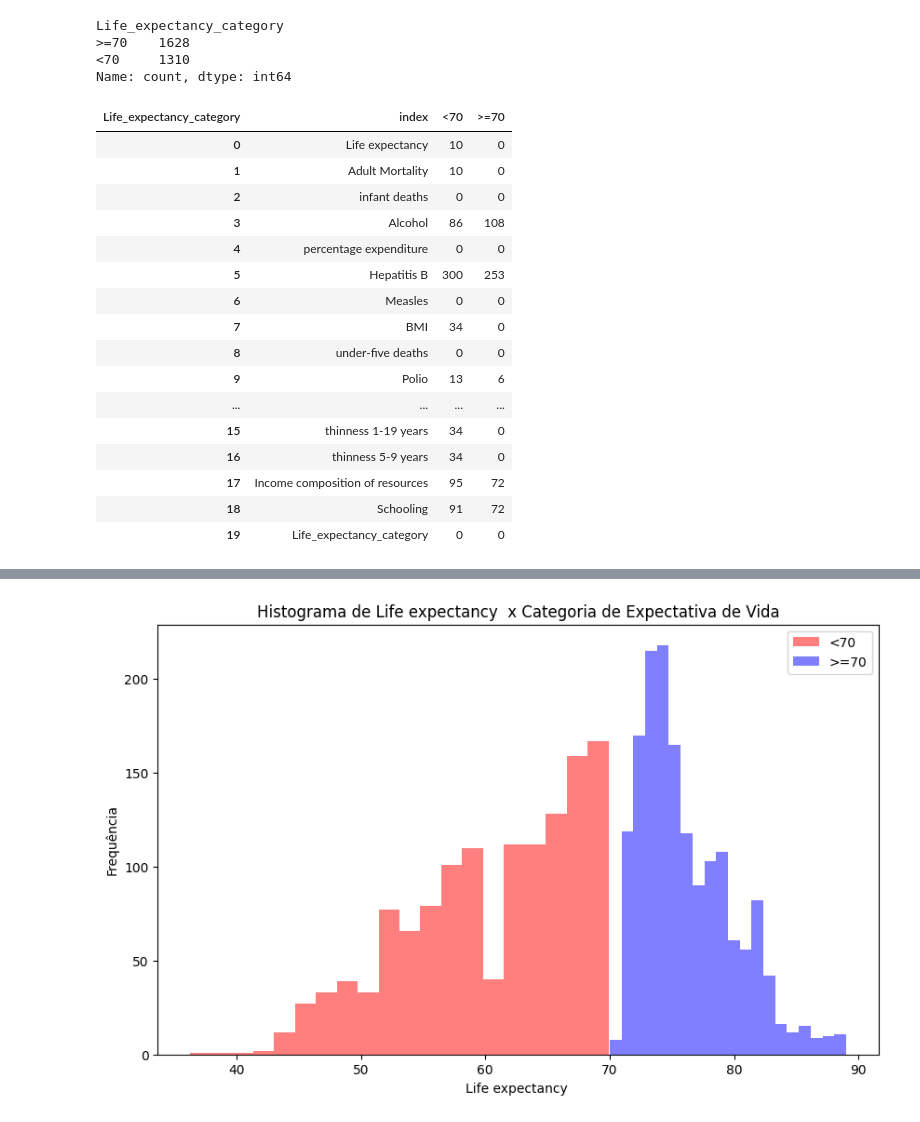
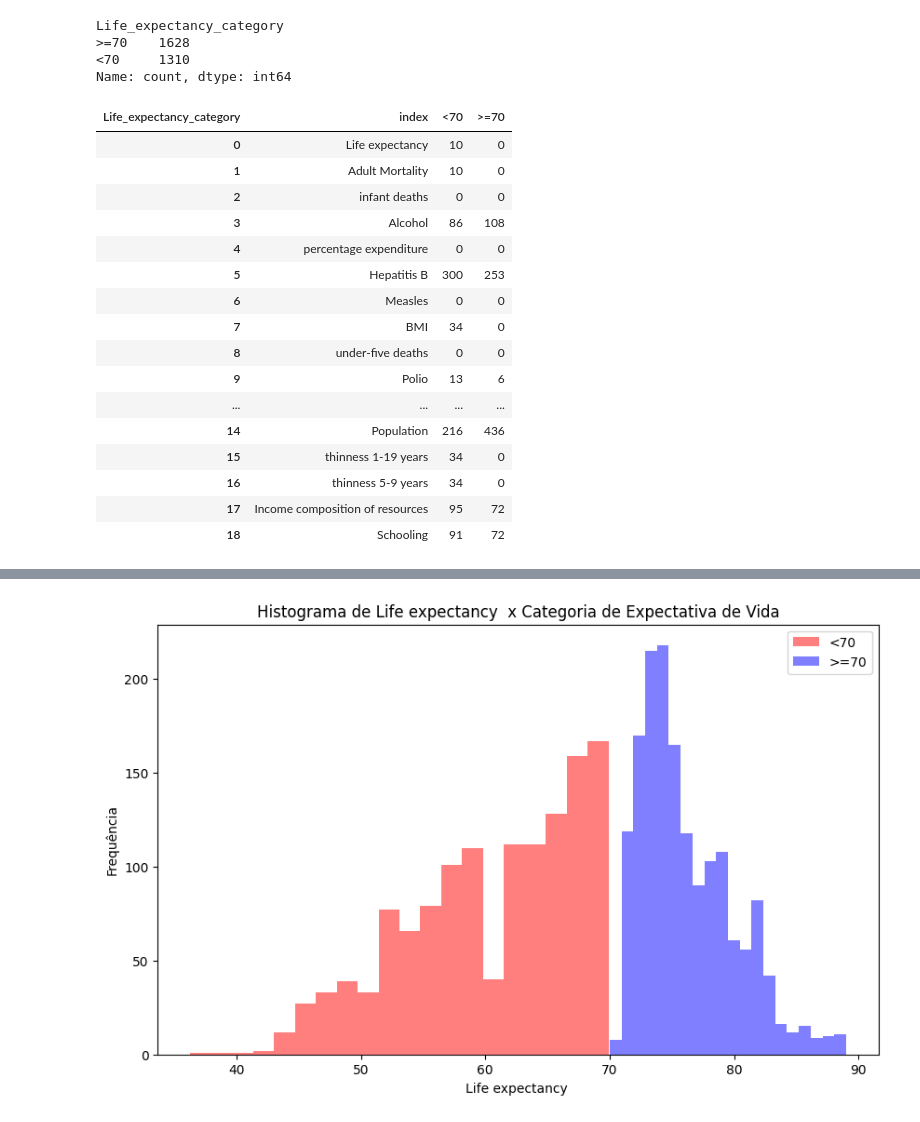
Before and after one commit to buenogi/Life-Expectancy-WHO-ML, a Jupyter notebook: Script/LifeExpectancy.ipynb, the cells around one changed output, grey strips where cells are left out. Cells and saved outputs as stored; diff of their text form; code cells hidden in the pictures.

```diff
--- a/Script/LifeExpectancy.ipynb
+++ b/Script/LifeExpectancy.ipynb
@@ -201,27 +201,27 @@ Name: count, dtype: int64
 # %%
 #Verificação da quantidade de missing por variável por categoria
 # Calculo do número de dados faltantes por variável e por categoria (<70 e >=70)
-missing_data = dados.groupby('Life_expectancy_category').apply(lambda x: x.isnull().sum())
+missing_data = dados.groupby('Life_expectancy_category').agg(lambda x: x.isnull().sum())
 
 missing_data = missing_data.T.reset_index()
 missing_data
 # %% [output]
 | Life_expectancy_category | index | <70 | >=70 |
 | 0 | Life expectancy | 10 | 0 |
 | 1 | Adult Mortality | 10 | 0 |
 | 2 | infant deaths | 0 | 0 |
 | 3 | Alcohol | 86 | 108 |
 | 4 | percentage expenditure | 0 | 0 |
 | 5 | Hepatitis B | 300 | 253 |
 | 6 | Measles | 0 | 0 |
 | 7 | BMI | 34 | 0 |
 | 8 | under-five deaths | 0 | 0 |
 | 9 | Polio | 13 | 6 |
 | ... | ... | ... | ... |
+| 14 | Population | 216 | 436 |
 | 15 | thinness 1-19 years | 34 | 0 |
 | 16 | thinness 5-9 years | 34 | 0 |
 | 17 | Income composition of resources | 95 | 72 |
 | 18 | Schooling | 91 | 72 |
-| 19 | Life_expectancy_category | 0 | 0 |
 # %%
 # Cálculo da proporção de missing data por variável e por categoria
```
Also changed, not shown: parts of 5 cells of this notebook.
